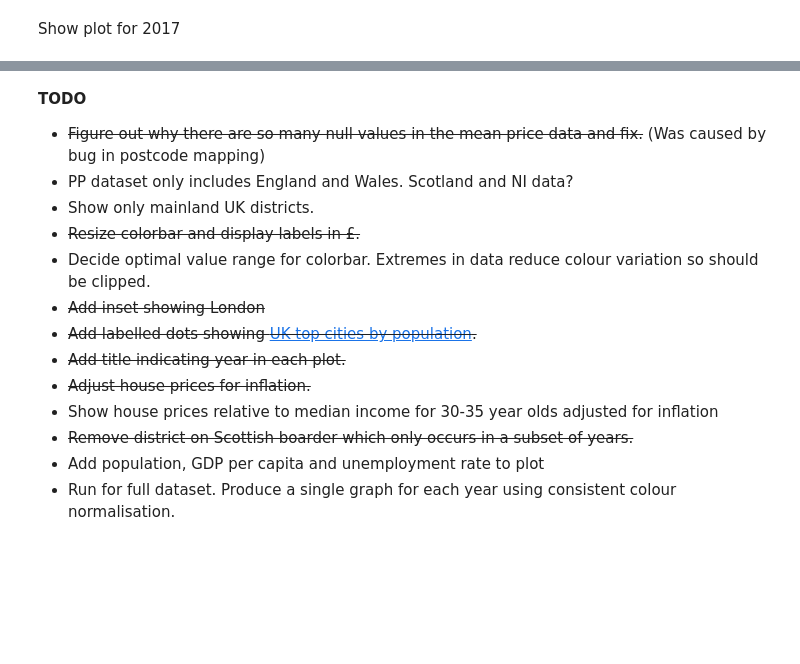
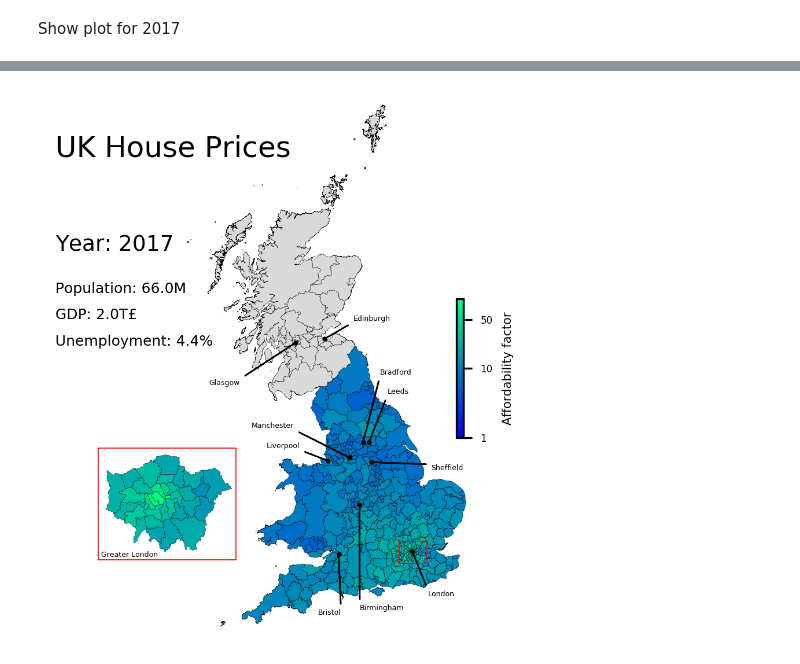
Before and after one commit to chrisk314/spark-uk-house-data-map, a Jupyter notebook: uk-house-data-map.ipynb, the cells around one changed output, grey strips where cells are left out. Drawn from its saved outputs; the diff is of its cells as text; code cells hidden in the pictures; blank space fills up the shorter version.

```diff
--- a/uk-house-data-map.ipynb
+++ b/uk-house-data-map.ipynb
@@ -664,15 +765,6 @@ plt.show()
-# %% [markdown]
-**TODO**
-- ~~Figure out why there are so many null values in the mean price data and fix.~~ (Was caused by bug in postcode mapping)
-- PP dataset only includes England and Wales. Scotland and NI data?
-- Show only mainland UK districts.
-- ~~Resize colorbar and display labels in £.~~
-- Decide optimal value range for colorbar. Extremes in data reduce colour variation so should be clipped.
-- ~~Add inset showing London~~
-- ~~Add labelled dots showing [UK top cities by population](http://www.citymayors.com/gratis/uk_topcities.html).~~
-- ~~Add title indicating year in each plot.~~
-- ~~Adjust house prices for inflation.~~
-- Show house prices relative to median income for 30-35 year olds adjusted for inflation
-- ~~Remove district on Scottish boarder which only occurs in a subset of years.~~
-- Add population, GDP per capita and unemployment rate to plot
-- Run for full dataset. Produce a single graph for each year using consistent colour normalisation.
+# %%
+plt.rcParams['figure.dpi'] = 300
+plot_map_for_year(2017, affordability=True)
+plt.show()
+# %% [output]
+[figure, added]
```
Also changed, not shown: parts of 38 cells of this notebook, 1 other file.
